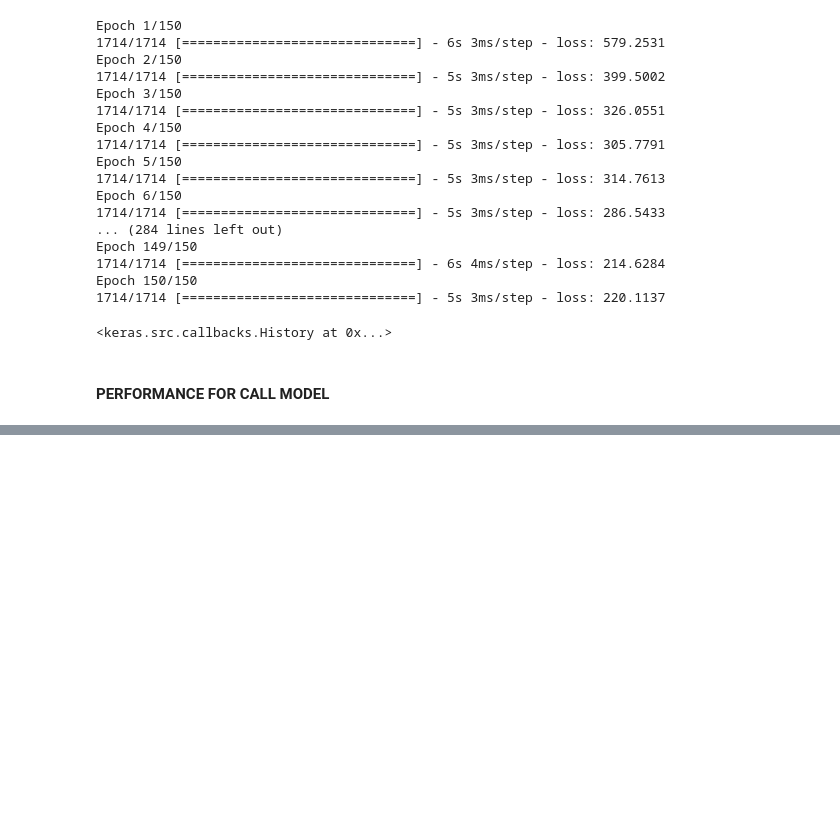
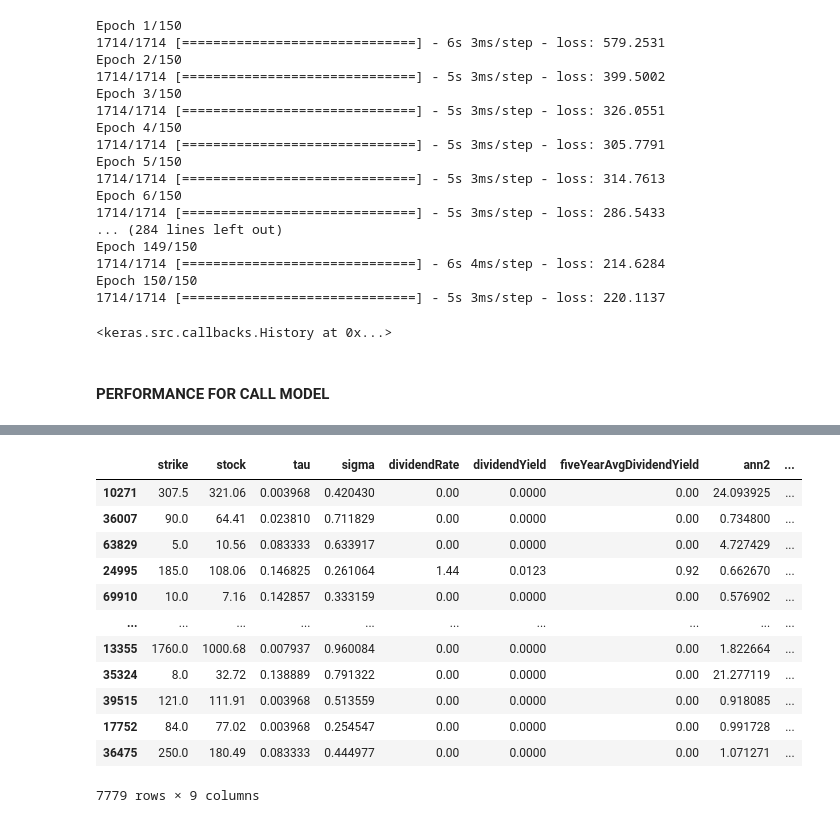
Before and after one commit to Ciriosss/option-pricing-with-deep-learning, a Jupyter notebook: ann2.ipynb, the cells around one changed output, grey strips where cells are left out. Saved outputs shown, nothing was run; the diff lists cells and outputs as text; code cells hidden in the pictures; blank space fills up the shorter version.

```diff
--- a/ann2.ipynb
+++ b/ann2.ipynb
@@ -7,7 +7,7 @@ import pandas as pd
 # Use read_csv() to load the CSV file into a pandas DataFrame
 data = pd.read_csv('Data/full_data.csv',low_memory=False)
 
-bs_variables = [
+ann2_variables = [
     'strike',
     'stock',
     'tau',
@@ -20,7 +20,7 @@ bs_variables = [
 ]
 
 
-ann2_data = data[bs_variables]
+ann2_data = data[ann2_variables]
 # %%
 ann2_call_data = ann2_data[ann2_data.call == 1]
 ann2_put_data = ann2_data[ann2_data.call == 0]
@@ -196,0 +252,17 @@ AttributeError: partially initialized module 'keras.src' has no attribute 'utils
+# %%
+X_test['price'] = y_test
+X_test
+# %% [output]
+|  | strike | stock | tau | sigma | dividendRate | dividendYield | fiveYearAvgDividendYield | ann2 | ... |
+| 10271 | 307.5 | 321.06 | 0.003968 | 0.420430 | 0.00 | 0.0000 | 0.00 | 24.093925 | ... |
+| 36007 | 90.0 | 64.41 | 0.023810 | 0.711829 | 0.00 | 0.0000 | 0.00 | 0.734800 | ... |
+| 63829 | 5.0 | 10.56 | 0.083333 | 0.633917 | 0.00 | 0.0000 | 0.00 | 4.727429 | ... |
+| 24995 | 185.0 | 108.06 | 0.146825 | 0.261064 | 1.44 | 0.0123 | 0.92 | 0.662670 | ... |
+| 69910 | 10.0 | 7.16 | 0.142857 | 0.333159 | 0.00 | 0.0000 | 0.00 | 0.576902 | ... |
+| ... | ... | ... | ... | ... | ... | ... | ... | ... | ... |
+| 13355 | 1760.0 | 1000.68 | 0.007937 | 0.960084 | 0.00 | 0.0000 | 0.00 | 1.822664 | ... |
+| 35324 | 8.0 | 32.72 | 0.138889 | 0.791322 | 0.00 | 0.0000 | 0.00 | 21.277119 | ... |
+| 39515 | 121.0 | 111.91 | 0.003968 | 0.513559 | 0.00 | 0.0000 | 0.00 | 0.918085 | ... |
+| 17752 | 84.0 | 77.02 | 0.003968 | 0.254547 | 0.00 | 0.0000 | 0.00 | 0.991728 | ... |
+| 36475 | 250.0 | 180.49 | 0.083333 | 0.444977 | 0.00 | 0.0000 | 0.00 | 1.071271 | ... |
+7779 rows × 9 columns
```
Also changed, not shown: parts of 14 cells of this notebook, 2 other files.
